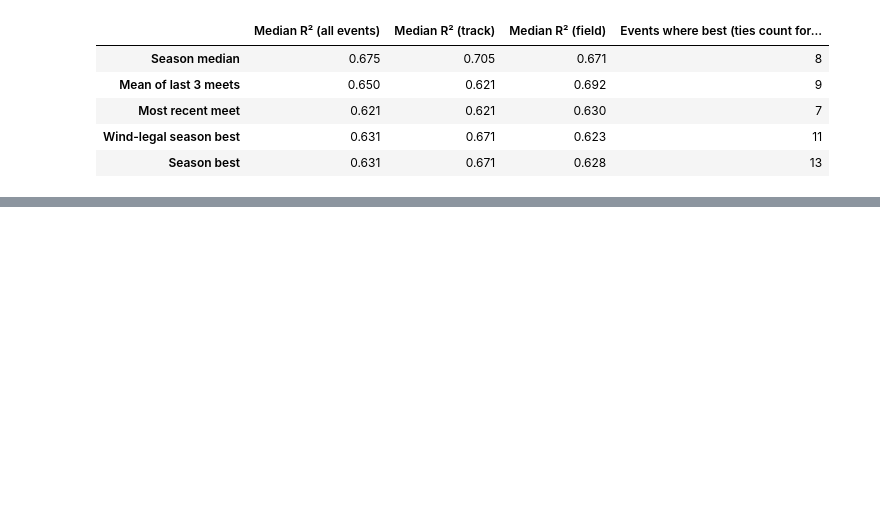
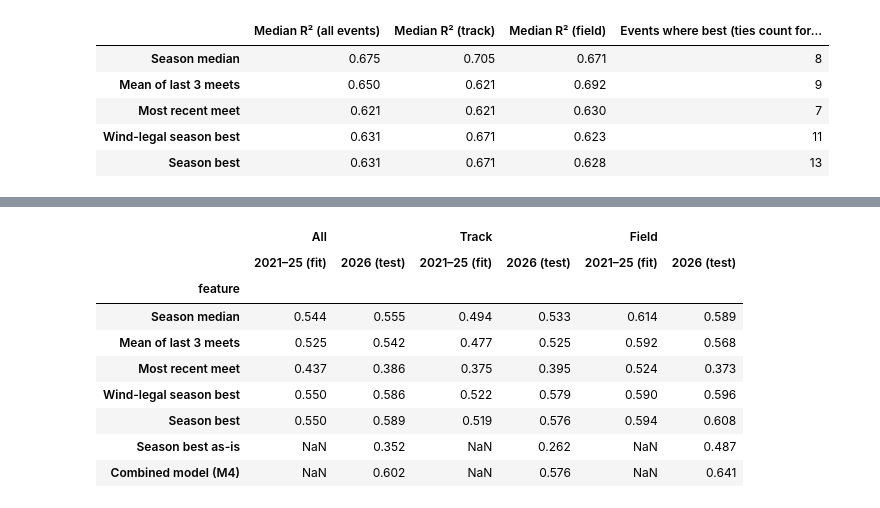
Before and after one commit to ChidiebereAgunanne/DSC180, a Jupyter notebook: big-west-predictor/notebooks/bigwest_2021_predictor.ipynb, the cells around one changed output, grey strips where cells are left out. Cells and saved outputs as stored; diff of their text form; code cells hidden in the pictures; blank space fills up the shorter version.

```diff
--- a/big-west-predictor/notebooks/bigwest_2021_predictor.ipynb
+++ b/big-west-predictor/notebooks/bigwest_2021_predictor.ipynb
@@ -598,0 +310,73 @@ with plt.rc_context(style):
+# %%
+from tqdm.auto import tqdm
+
+TRAIN_YEARS, TEST_YEAR = [2021, 2022, 2023, 2024, 2025], 2026
+FIT_LABEL, TEST_LABEL = f'{TRAIN_YEARS[0]}–{str(TRAIN_YEARS[-1])[2:]} (fit)', f'{TEST_YEAR} (test)'
+by_year = {year: build_model_data(year).assign(year=year)
+           for year in tqdm(TRAIN_YEARS + [TEST_YEAR], desc='Building features')}
+train = pd.concat([by_year[y] for y in TRAIN_YEARS], ignore_index=True)
+test = by_year[TEST_YEAR]
+
+skipped = sorted(set(test['event']) - set(train['event']))
+if skipped:
+    print(f'No training line for these {TEST_YEAR} events (skipped):', skipped)
+
+# One line per event and feature, fit on the training years pooled, then applied to both
+parts = []
+for event, train_ev in tqdm(train.groupby('event'), desc='Fitting lines'):
+    test_ev = test[test['event'] == event]
+    for feature, label in FEATURES.items():
+        line = LinearRegression().fit(train_ev[[feature]], train_ev['final_mark'])
+        for split, df in [(FIT_LABEL, train_ev), (TEST_LABEL, test_ev)]:
+            if len(df):
+                parts.append(pd.DataFrame({
+                    'split': split, 'year': df['year'], 'event': event, 'event_type': df['event_type'],
+                    'feature': label, 'athlete_id': df['athlete_id'], 'athlete_name': df['athlete_name'],
+                    'actual': df['final_mark'], 'predicted': line.predict(df[[feature]]),
+                }))
+preds = pd.concat(parts, ignore_index=True)
+
+# Same test athletes, two more predictors: season best as-is, and the combined model
+model_preds = pd.read_csv('../modeling/predictions_2026.csv')
+model_preds['athlete_id'] = model_preds['athlete_id'].astype('Int64')
+test_rows = test.merge(model_preds[['athlete_id', 'event', 'predicted_value', 'sb_value']],
+                       on=['athlete_id', 'event'], how='left', validate='one_to_one')
+assert test_rows['predicted_value'].notna().all(), f'A {TEST_YEAR} row is missing from the combined model'
+assert np.allclose(test_rows['season_best'], test_rows['sb_value']), 'Season bests disagree between the two pipelines'
+extra = [pd.DataFrame({'split': TEST_LABEL, 'year': TEST_YEAR, 'event': test_rows['event'],
+                       'event_type': test_rows['event_type'], 'feature': label,
+                       'athlete_id': test_rows['athlete_id'], 'athlete_name': test_rows['athlete_name'],
+                       'actual': test_rows['final_mark'], 'predicted': test_rows[col]})
+         for label, col in [('Season best as-is', 'season_best'), ('Combined model (M4)', 'predicted_value')]]
+preds = pd.concat([preds, *extra], ignore_index=True)
+
+# Measure errors in each event's own spread (standard deviations within that year and event),
+# so events with big numbers (5000m, discus) don't outweigh events with small ones (100m, high jump)
+preds['error'] = preds['predicted'] - preds['actual']
+by_year_event = preds.groupby(['year', 'event', 'feature'])['actual']
+event_sd = by_year_event.transform('std')
+preds['error_sd'] = preds['error'] / event_sd
+preds['spread_sd'] = (preds['actual'] - by_year_event.transform('mean')) / event_sd
+
+
+def within_event_r2(df):
+    """1 - (prediction errors)² / (differences from the event average)², in event SDs."""
+    return 1 - (df['error_sd'] ** 2).sum() / (df['spread_sd'] ** 2).sum()
+
+
+ORDER = labels + ['Season best as-is', 'Combined model (M4)']
+subsets = {'All': preds,
+           'Track': preds[preds['event_type'] == 'track'],
+           'Field': preds[preds['event_type'] == 'field']}
+fit_vs_test = pd.DataFrame({
+    (subset, split): df[df['split'] == split].groupby('feature').apply(within_event_r2, include_groups=False)
+    for subset, df in subsets.items()
+    for split in (FIT_LABEL, TEST_LABEL)
+}).reindex(ORDER)
+
+n_test = test['event_type'].value_counts()
+print(f'{len(train)} training rows, {len(test)} test rows '
+      f'({n_test.get("track", 0)} track, {n_test.get("field", 0)} field), {test["event"].nunique()} events')
+print(f'Within-event R²: one line per event fit on {FIT_LABEL[:7]}, scored on both (same {TEST_YEAR} athletes in every row)')
+display(fit_vs_test.round(3))
+# %% [output]
@@ -598,0 +402,10 @@ with plt.rc_context(style):
+|  | All |  | Track |  | Field |  |
+|  | 2021–25 (fit) | 2026 (test) | 2021–25 (fit) | 2026 (test) | 2021–25 (fit) | 2026 (test) |
+| feature |  |  |  |  |  |  |
+| Season median | 0.544 | 0.555 | 0.494 | 0.533 | 0.614 | 0.589 |
+| Mean of last 3 meets | 0.525 | 0.542 | 0.477 | 0.525 | 0.592 | 0.568 |
+| Most recent meet | 0.437 | 0.386 | 0.375 | 0.395 | 0.524 | 0.373 |
+| Wind-legal season best | 0.550 | 0.586 | 0.522 | 0.579 | 0.590 | 0.596 |
+| Season best | 0.550 | 0.589 | 0.519 | 0.576 | 0.594 | 0.608 |
+| Season best as-is | NaN | 0.352 | NaN | 0.262 | NaN | 0.487 |
+| Combined model (M4) | NaN | 0.602 | NaN | 0.576 | NaN | 0.641 |
```
Also changed, not shown: parts of 17 cells of this notebook, 2 other files.
